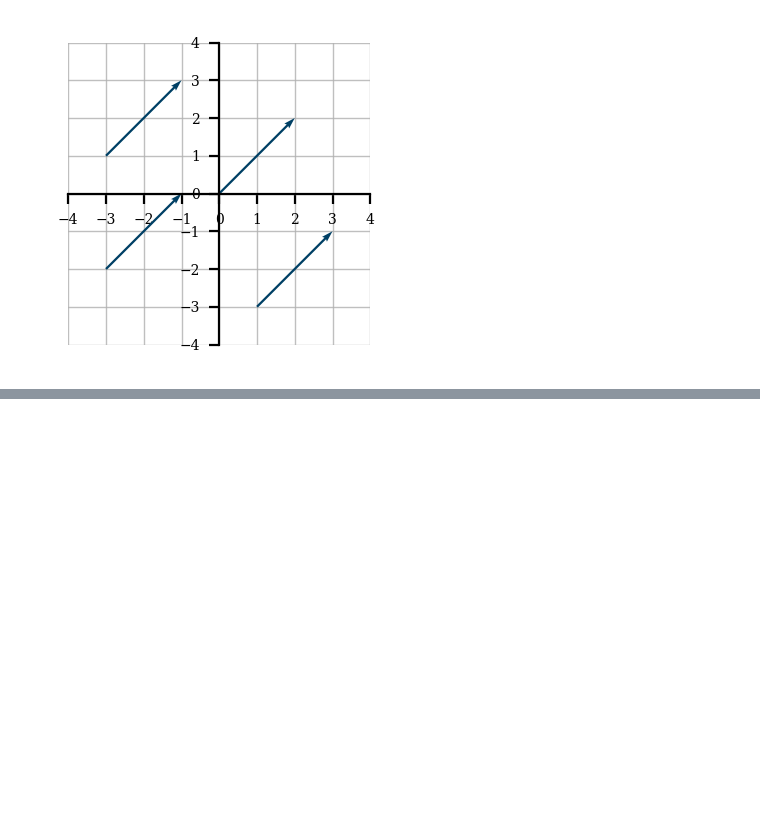
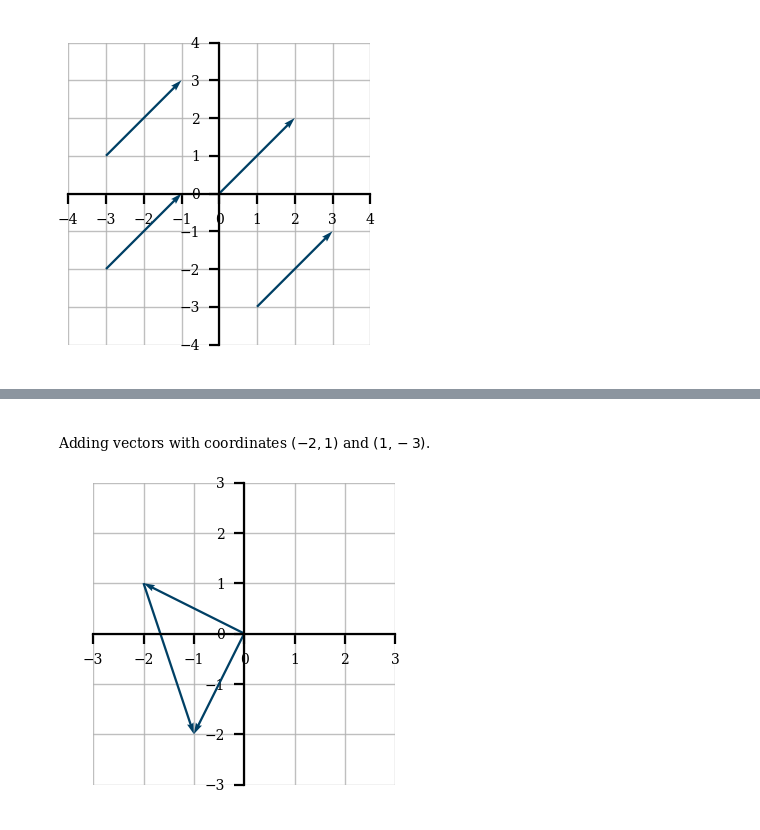
Before and after one commit to pankajshrestha/Land-on-Vector-Spaces-Practical-Linear-Algebra-with-Python-SciPy-2019-Tutorial, a Jupyter notebook: Lesson1.ipynb, the cells around one changed output, grey strips where cells are left out. Saved outputs shown, nothing was run; the diff lists cells and outputs as text; code cells hidden in the pictures; blank space fills up the shorter version.

```diff
--- a/Lesson1.ipynb
+++ b/Lesson1.ipynb
@@ -24,0 +33,14 @@ plot_vector(vector, tails)
+# %%
+# Vector Addition
+
+a = numpy.array((-2, 1))
+b = numpy.array((1,-3))
+origin = numpy.array((0,0))
+
+vectors = [a, b, a+b]
+tails = [origin, a, origin]
+
+plot_vector(vectors, tails)
+pyplot.title("Adding vectors with coordinates $(-2, 1)$ and $(1,-3)$.\n");
+# %% [output]
+[figure, added]
```
Also changed, not shown: parts of 1 cell of this notebook.
